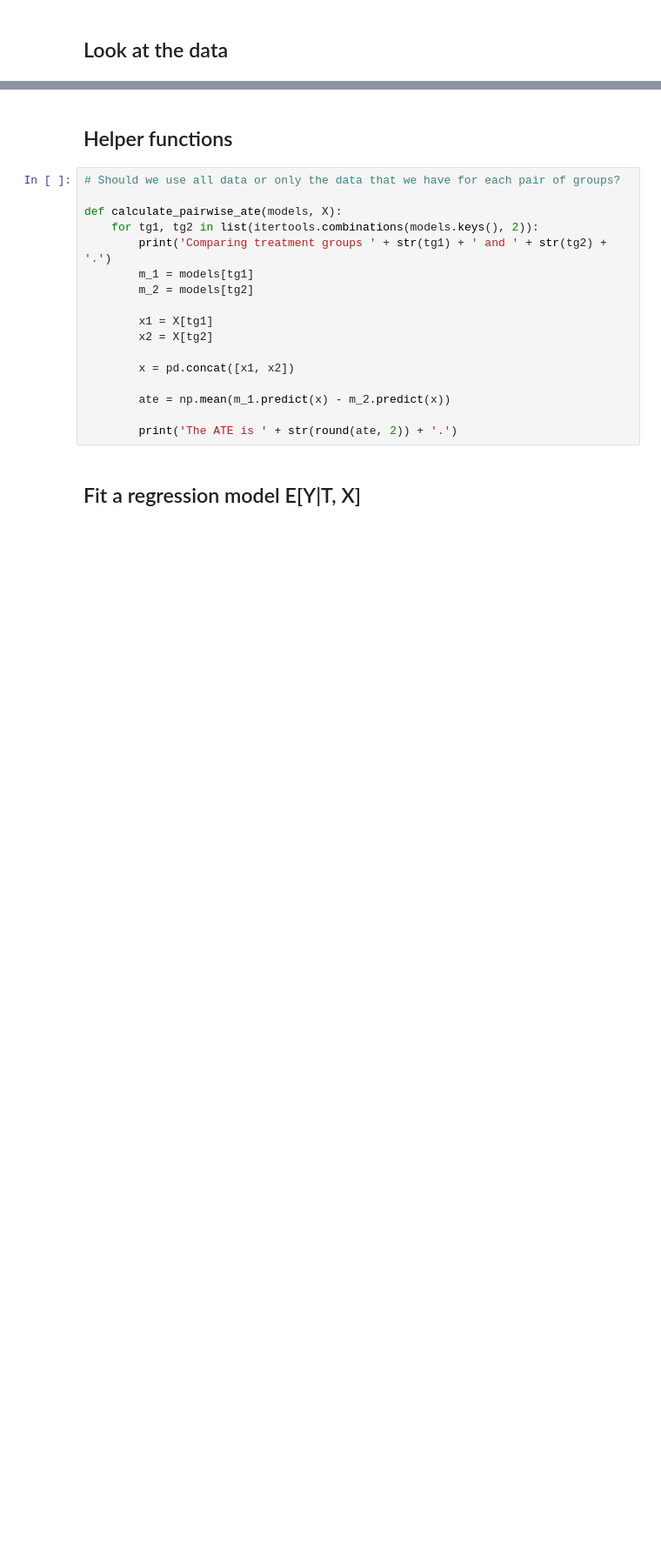
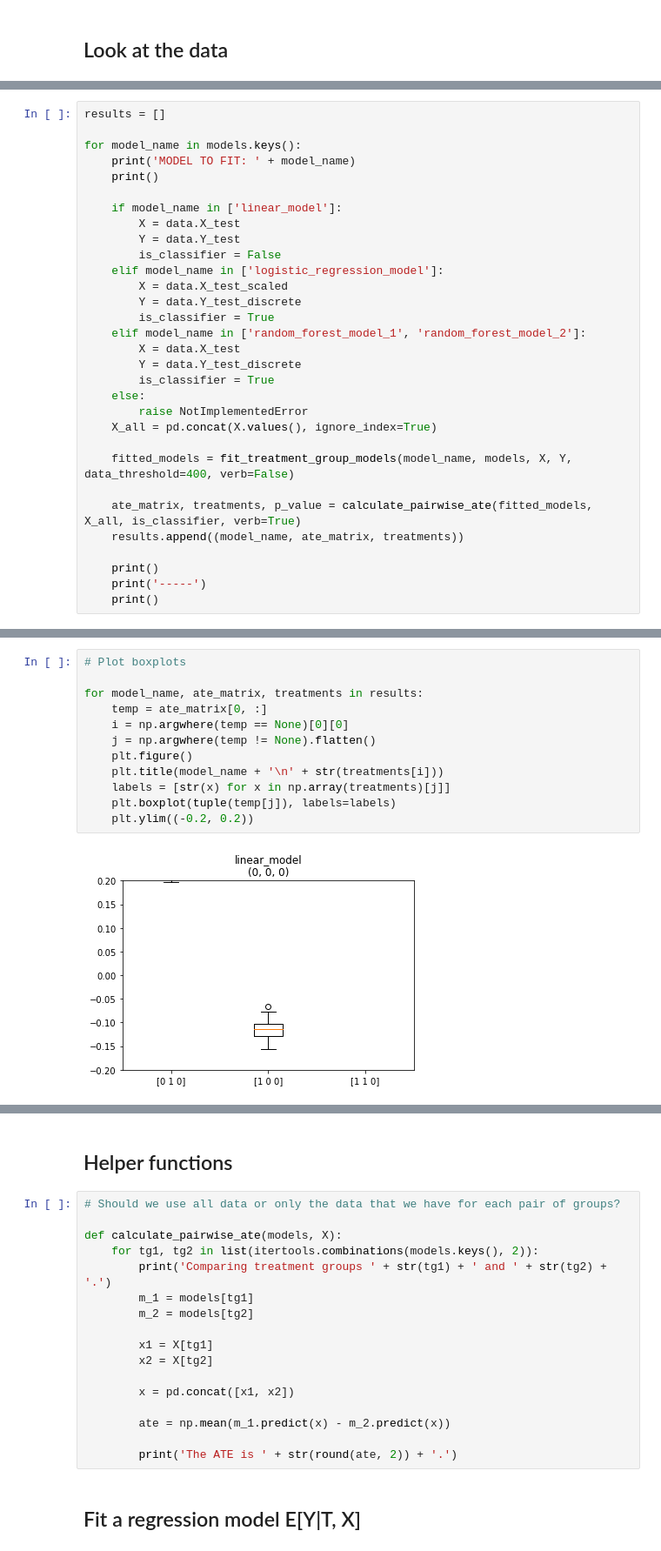
Before and after one commit to lovhag/yelp_causal_inference, a Jupyter notebook: make_causal_inference.ipynb, the cells around one changed output, grey strips where cells are left out. Shown: that part at 87% size. Cells and saved outputs as stored; diff of their text form; blank space fills up the shorter version.

Commit message:
Created plots of ATEs.

```diff
--- a/make_causal_inference.ipynb
+++ b/make_causal_inference.ipynb
@@ -149,0 +156,31 @@ data.X_train_scaled
+# %%
+results = []
+
+for model_name in models.keys():
+    print('MODEL TO FIT: ' + model_name)
+    print()
+
+    if model_name in ['linear_model']:
+        X = data.X_test
+        Y = data.Y_test
+        is_classifier = False
+    elif model_name in ['logistic_regression_model']:
+        X = data.X_test_scaled
+        Y = data.Y_test_discrete
+        is_classifier = True
+    elif model_name in ['random_forest_model_1', 'random_forest_model_2']:
+        X = data.X_test
+        Y = data.Y_test_discrete
+        is_classifier = True
+    else:
+        raise NotImplementedError
+    X_all = pd.concat(X.values(), ignore_index=True)
+
+    fitted_models = fit_treatment_group_models(model_name, models, X, Y, data_threshold=400, verb=False)
+
+    ate_matrix, treatments, p_value = calculate_pairwise_ate(fitted_models, X_all, is_classifier, verb=True)
+    results.append((model_name, ate_matrix, treatments))
+
+    print()
+    print('-----')
+    print()
@@ -149,0 +205,14 @@ data.X_train_scaled
+# %%
+# Plot boxplots
+
+for model_name, ate_matrix, treatments in results:
+    temp = ate_matrix[0, :]
+    i = np.argwhere(temp == None)[0][0]
+    j = np.argwhere(temp != None).flatten()
+    plt.figure()
+    plt.title(model_name + '\n' + str(treatments[i]))
+    labels = [str(x) for x in np.array(treatments)[j]]
+    plt.boxplot(tuple(temp[j]), labels=labels)
+    plt.ylim((-0.2, 0.2))
+# %% [output]
+[figure, added]
```
Also changed, not shown: parts of 26 cells of this notebook.
